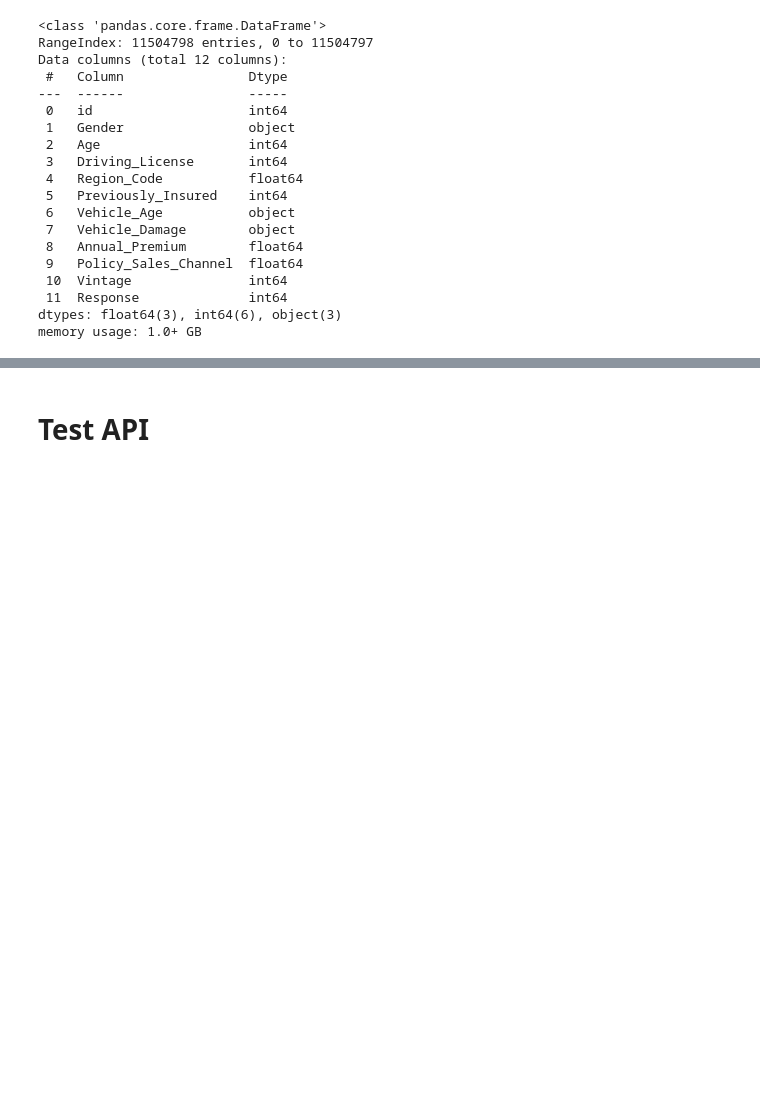
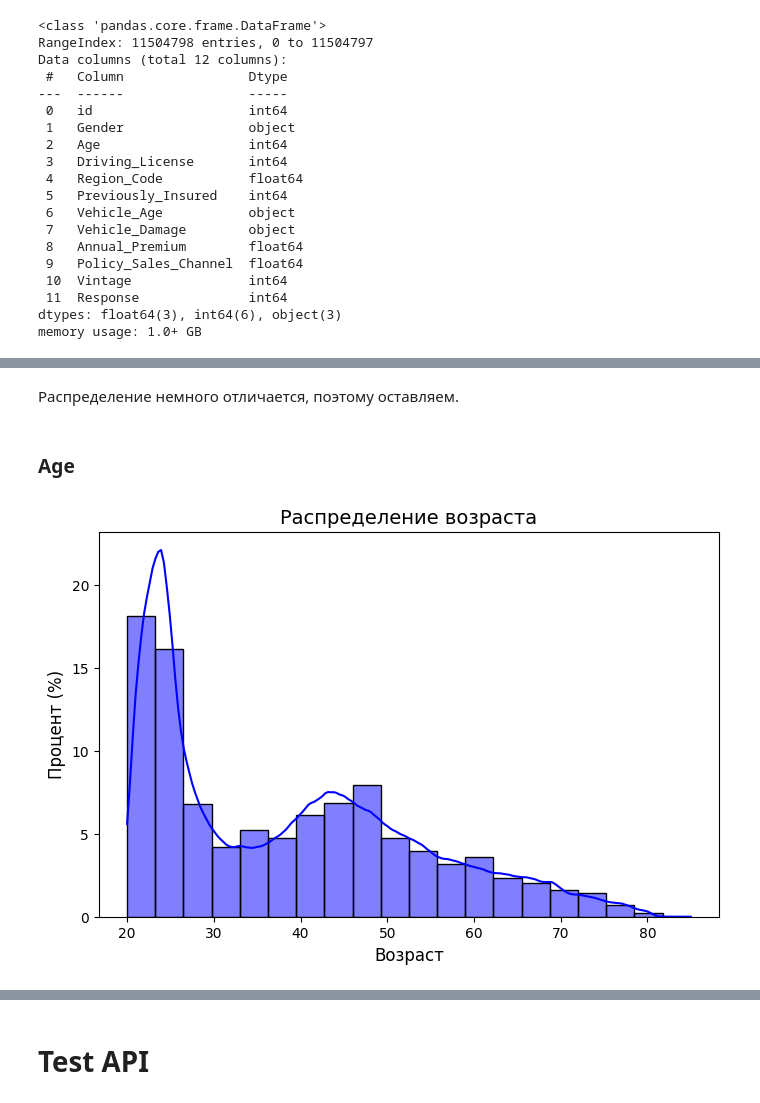
Before and after one commit to ilsurgumerov/test_api, a Jupyter notebook: train.ipynb, the cells around one changed output, grey strips where cells are left out. Drawn from its saved outputs; the diff is of its cells as text; code cells hidden in the pictures; blank space fills up the shorter version.

```diff
--- a/train.ipynb
+++ b/train.ipynb
@@ -99,0 +152,13 @@ df.head()
+# %% [markdown]
+Распределение немного отличается, поэтому оставляем.
+# %% [markdown]
+### Age
+# %%
+plt.figure(figsize=(8, 5))
+sns.histplot(df['Age'], kde=True, bins=20, color='blue', stat="percent")
+plt.title('Распределение возраста', fontsize=14)
+plt.xlabel('Возраст', fontsize=12)
+plt.ylabel('Процент (%)', fontsize=12)
+plt.show()
+# %% [output]
+[figure, added]
```
Also changed, not shown: parts of 45 cells of this notebook.
